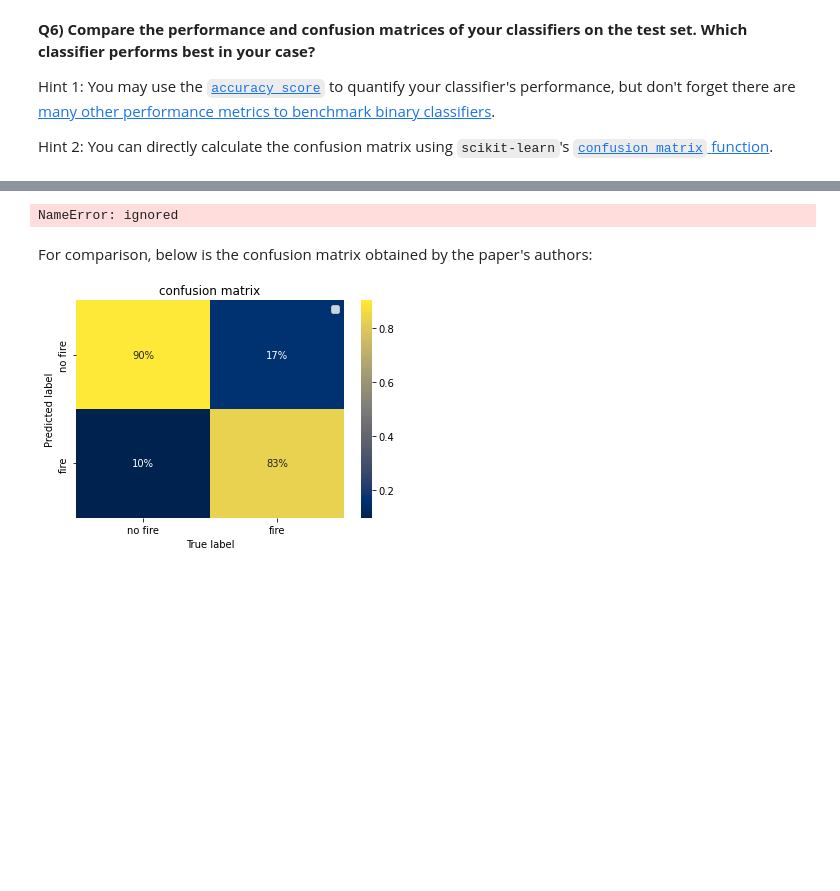
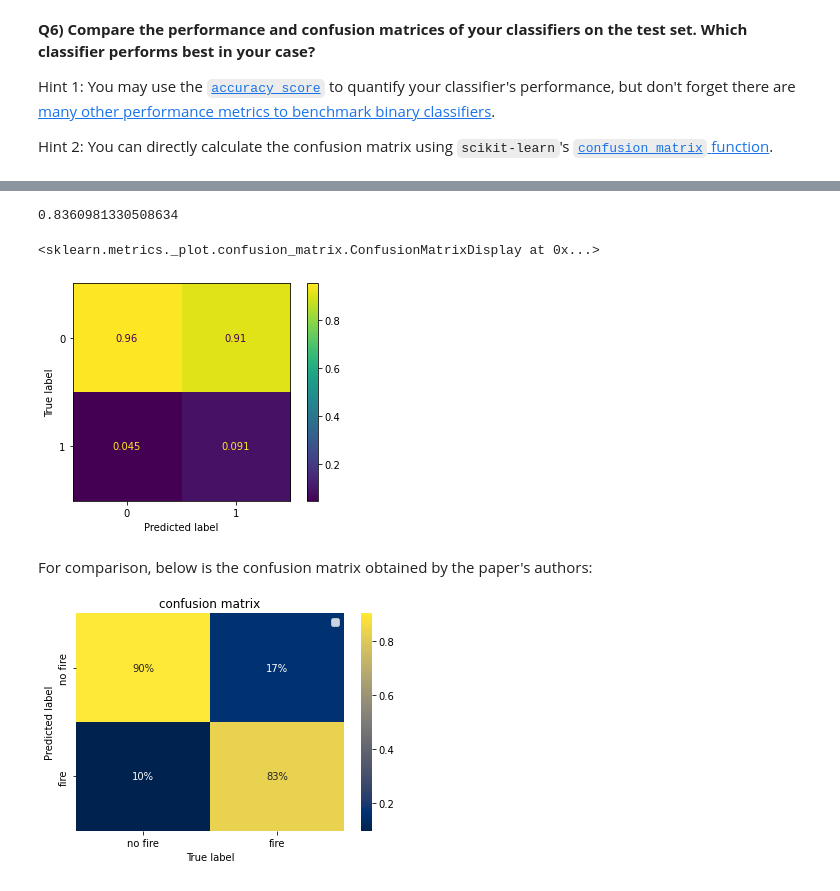
Before and after one commit to Kriegtho/2022_ML_EES, a Jupyter notebook: Labs/S2_4_Wildfire_Risk_Italy.ipynb, the cells around one changed output, grey strips where cells are left out. Cells and saved outputs as stored; diff of their text form; code cells hidden in the pictures; blank space fills up the shorter version.

```diff
--- a/Labs/S2_4_Wildfire_Risk_Italy.ipynb
+++ b/Labs/S2_4_Wildfire_Risk_Italy.ipynb
@@ -570,16 +569,21 @@ AttributeError: ignored
 #####################################################################################################################
 # 3. Use accuracy_score to infer trained classifier performance
 #####################################################################################################################
-rfc_acc = accuracy_score(y_test, rfc_preds)
+rfc_acc = accuracy_score(ytest, rfc_preds)
-# %% [output]
-NameError: ignored
+# %%
+rfc_acc
+# %% [output]
+0.8360981330508634
 # %%
 #####################################################################################################################
 # 4. Plot the confusion matrix
 #####################################################################################################################
-cm = confusion_matrix(rfc_acc, y_test, normalize='pred') # Get a confusion matrix 'cm', use 'pred' for the normalize option
+cm = confusion_matrix(rfc_preds, ytest, normalize='pred') # Get a confusion matrix 'cm', use 'pred' for the normalize option
 disp = ConfusionMatrixDisplay(confusion_matrix = cm) # Use ConfusionMatrixDisplay to visualize 'cm'
 disp.plot()
+# %% [output]
+<sklearn.metrics._plot.confusion_matrix.ConfusionMatrixDisplay at 0x...>
+[figure, added]
 # %% [markdown]
 For comparison, below is the confusion matrix obtained by the paper's authors:
 
```
Also changed, not shown: parts of 15 cells of this notebook.
